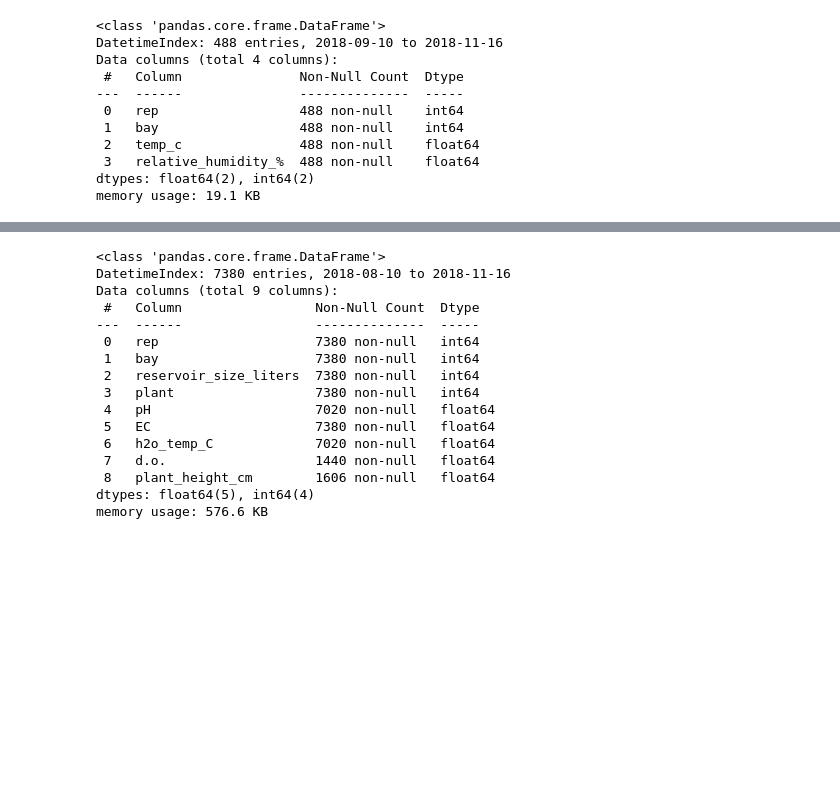
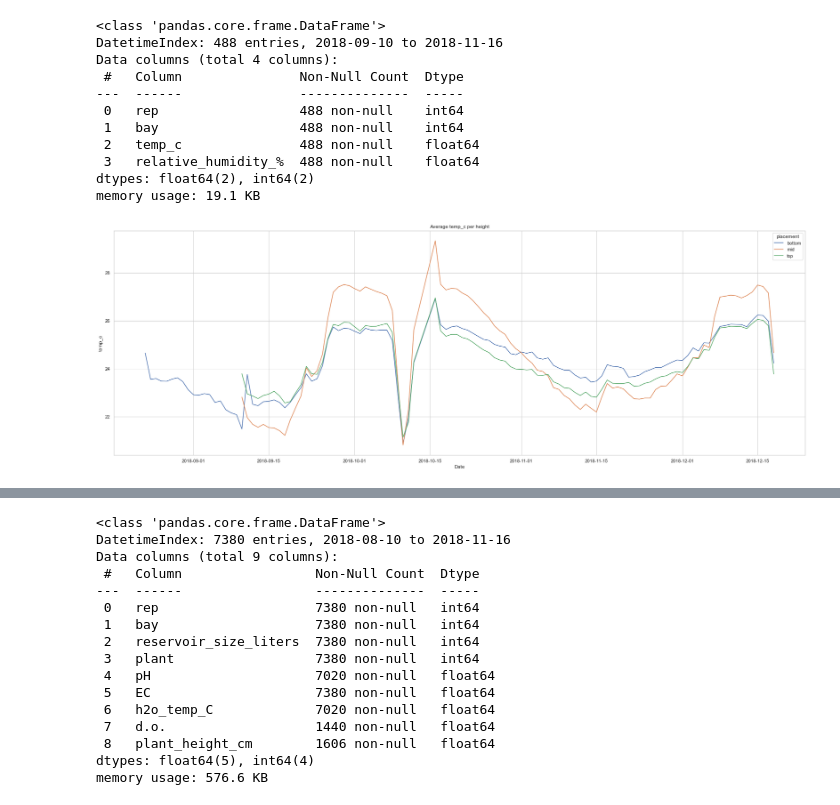
Before and after one commit to killianmeehan/Final-Project, a Jupyter notebook: Data_wrangling.ipynb, the cells around one changed output, grey strips where cells are left out. Cells and saved outputs as stored; diff of their text form; code cells hidden in the pictures; blank space fills up the shorter version.

```diff
--- a/Data_wrangling.ipynb
+++ b/Data_wrangling.ipynb
@@ -423,3 +439,12 @@ env_daily = grouper.resample('D').mean()
 #change display of floats to 2 decimals. Better than rounding and losing accuracy if doing multiple calculations
 
 pd.options.display.float_format = "{:,.2f}".format
+# %%
+#grouping by bay so that the times can be condensed into 24hr (daily) cycles with mean values
+groupie = env_data.groupby(by='placement')
+# %%
+env_check = groupie.resample('D').mean()
+# %%
+env_check.reset_index(inplace=True)
+# %%
+env_check = env_check.dropna(axis=0, how='any')
@@ -476,3 +517,14 @@ Data columns (total 4 columns):
  3   relative_humidity_%  488 non-null    float64
 dtypes: float64(2), int64(2)
 memory usage: 19.1 KB
+# %%
+plt.figure(figsize=(30,10))
+sns.set_style("whitegrid")
+sns.lineplot(x=env_check.date, y= env_check.temp_c, hue=env_check.placement, data=env_check)
+
+plt.title('Average temp_c per height')
+plt.ylabel('temp_c')
+plt.xlabel('Date')
+plt.show()
+# %% [output]
+[figure, added]
```
Also changed, not shown: parts of 10 cells of this notebook, 42 other files.
